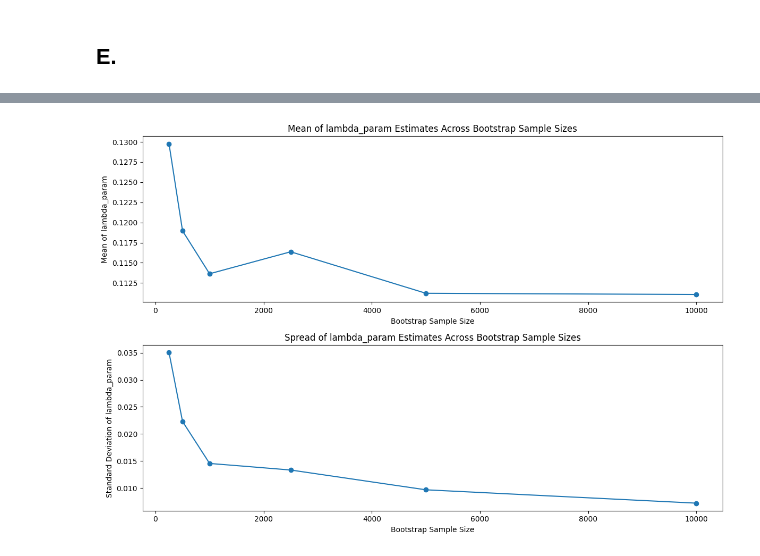
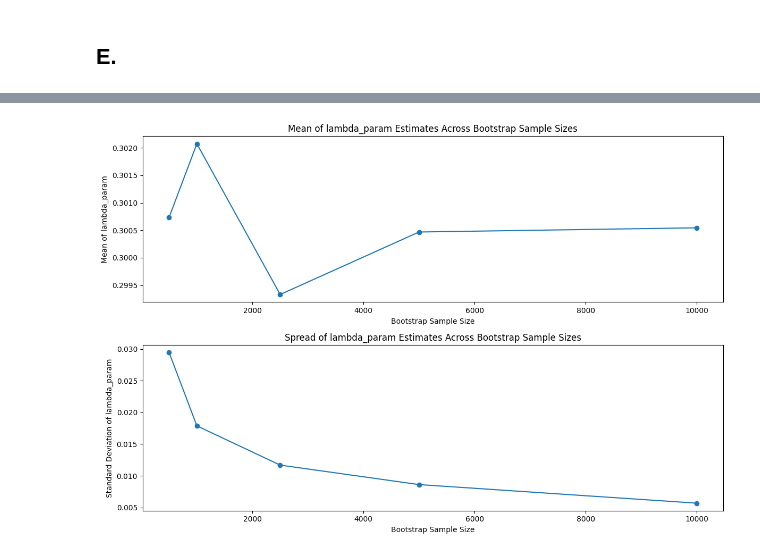
Before and after one commit to iyui1223/DIScws, a Jupyter notebook: s1_coursework/s1_Coursework_DiiitoG_optimization.ipynb, the cells around one changed output, grey strips where cells are left out. Cells and saved outputs as stored; diff of their text form; code cells hidden in the pictures.

```diff
--- a/s1_coursework/s1_Coursework_DiiitoG_optimization.ipynb
+++ b/s1_coursework/s1_Coursework_DiiitoG_optimization.ipynb
@@ -211,6 +211,9 @@ Parameter Uncertainties: <ErrorView beta=4.141970500939253 m=2.3522288273832452
 # %% [markdown]
 ## E.
 # %%
+# '''
+!pip install iminuit
+!pip install --upgrade iminuit
 import numpy as np
 from iminuit import Minuit
 import matplotlib.pyplot as plt
@@ -221,7 +224,7 @@ def generate_bootstrap_data(x_data, y_data, lambda_param, size):
     """Generate bootstrap samples from the fitted model."""
     sampled_indices = np.random.choice(len(x_data), size, replace=True)
     x_bootstrap = x_data[sampled_indices]
-    y_bootstrap = np.random.exponential(1 / lambda_param, size)
+    y_bootstrap = y_data[sampled_indices]
     return x_bootstrap, y_bootstrap
 
 
@@ -250,7 +253,7 @@ def reestimate_lambda_param(x_bootstrap, y_bootstrap, beta, m, f, initial_lambda
 
 
 # Perform Parametric Bootstrapping
-bootstrap_sizes = [250, 500, 1000, 2500, 5000, 10000]
+bootstrap_sizes = [500, 1000, 2500, 5000, 10000]
 bootstrap_results = {size: [] for size in bootstrap_sizes}
 
 # Parameters for the model
@@ -261,7 +264,7 @@ f = 0.6
 
 # Perform bootstrapping
 for size in bootstrap_sizes:
-    for _ in range(100):  # Perform 100 bootstrap iterations
+    for _ in range(250):  # Perform 250 bootstrap iterations
         # Generate bootstrap data
         x_bootstrap, y_bootstrap = generate_bootstrap_data(x_data, y_data, lambda_param, size)
 
@@ -281,6 +284,7 @@ for size in bootstrap_sizes:
 # Analyze Results
 mean_estimates = {size: np.mean(bootstrap_results[size]) for size in bootstrap_sizes}
 std_estimates = {size: np.std(bootstrap_results[size]) for size in bootstrap_sizes}
+#'''
 
 # Plot Results
 plt.figure(figsize=(12, 8))
@@ -305 +313 @@ plt.show()
-[figure, old version]
+[figure, new version]
```
Also changed, not shown: parts of 6 cells of this notebook.
